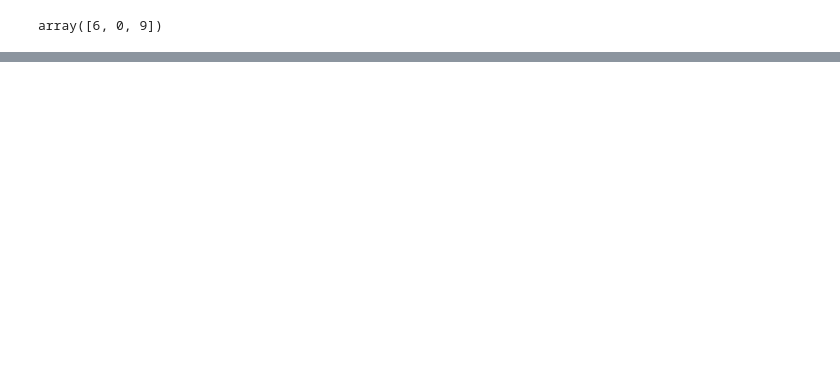
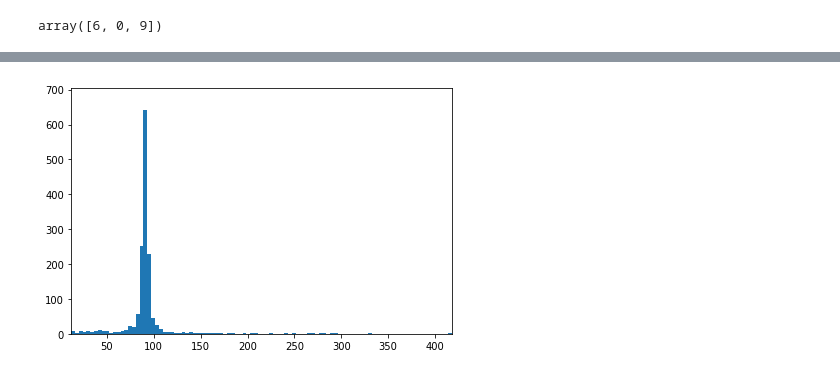
Before and after one commit to jpivarski-talks/jupyter-talks, a Jupyter notebook: 2018-09-28-uproot3-update/uproot-3.ipynb, the cells around one changed output, grey strips where cells are left out. Cells and saved outputs as stored; diff of their text form; code cells hidden in the pictures; blank space fills up the shorter version.

```diff
--- a/2018-09-28-uproot3-update/uproot-3.ipynb
+++ b/2018-09-28-uproot3-update/uproot-3.ipynb
@@ -440,0 +511,4 @@ array([6, 0, 9])
+# %%
+physt.h1((zcandidates[cut]._0 + zcandidates[cut]._1).mass.flatten(), bins=100).plot();
+# %% [output]
+[figure, added]
```
Also changed, not shown: parts of 51 cells of this notebook, 5 other files.
